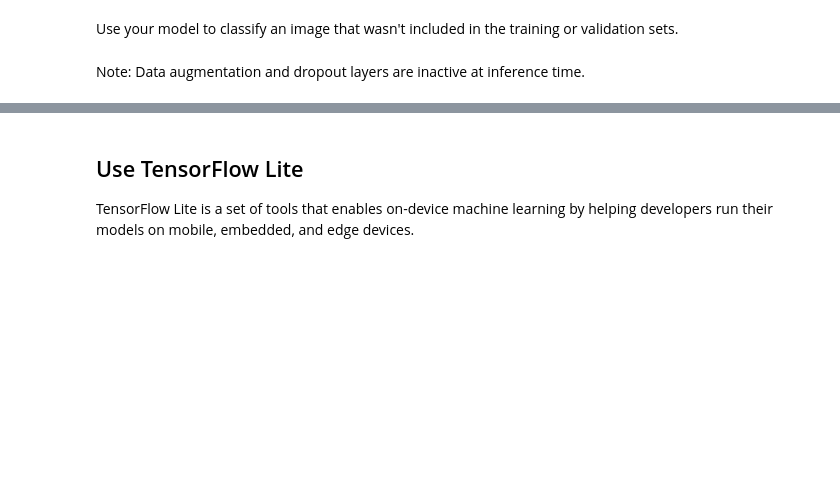
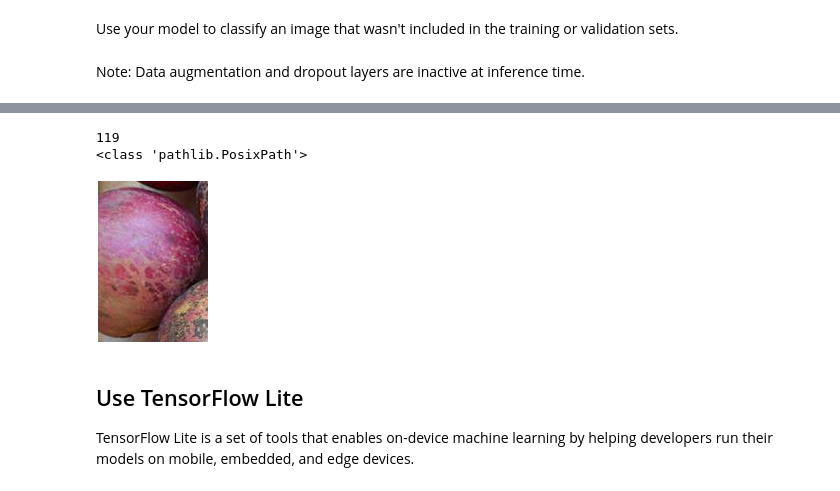
Before and after one commit to AlxcNL/MakeAIWork2, a Jupyter notebook: apple_disease_classification_w__augmentation.ipynb, the cells around one changed output, grey strips where cells are left out. Cells and saved outputs as stored; diff of their text form; code cells hidden in the pictures; blank space fills up the shorter version.

Commit message:
Full model (added Test Directory)

```diff
--- a/apple_disease_classification_w__augmentation.ipynb
+++ b/apple_disease_classification_w__augmentation.ipynb
@@ -616,0 +616,13 @@ This image most likely belongs to Rot_Apple with a 37.11 percent confidence.
+# %%
+import pathlib
+test_dir = '/content/drive/My Drive/data/test'
+test_dir = pathlib.Path(test_dir)
+image_count = len(list(test_dir.glob('*/*.jpg')))
+print(image_count)
+print(type(test_dir))
+blotchez = list(test_dir.glob('Blotch_Apple/*'))
+PIL.Image.open(str(blotchez[1]))
+# %% [output]
+119
+<class 'pathlib.PosixPath'>
+[figure, added]
```
Also changed, not shown: parts of 15 cells of this notebook.
